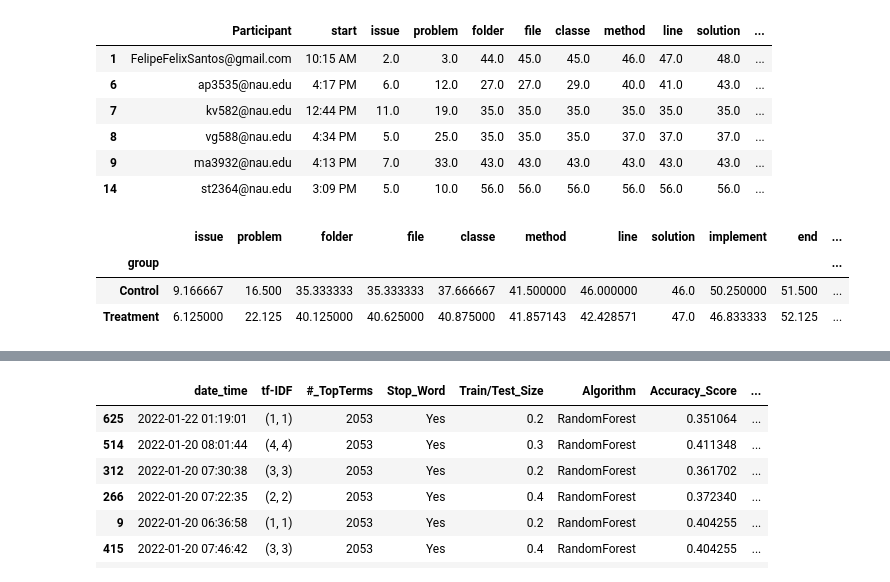
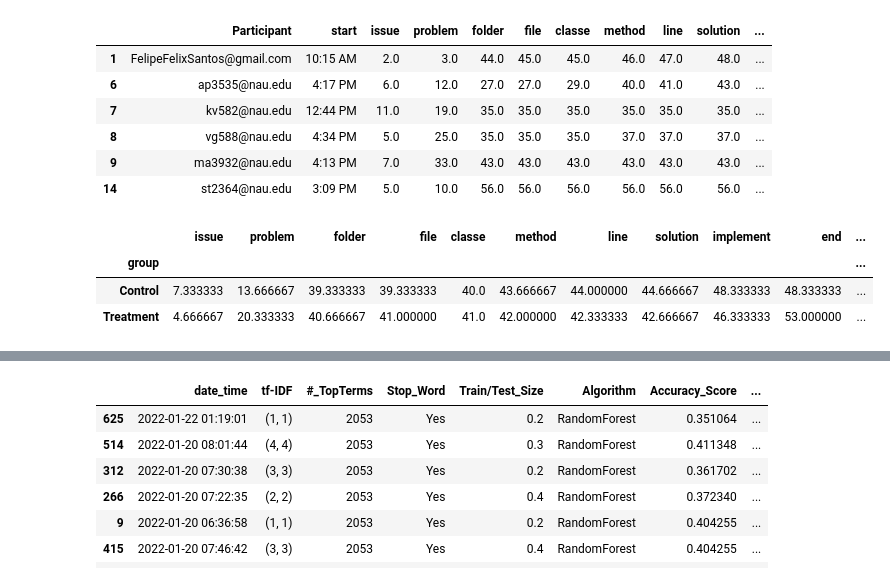
Before and after one commit to fabiojavamarcos/MilestonesExperiments, a Jupyter notebook: Analysis_MilestonesExperiments.ipynb, the cells around one changed output, grey strips where cells are left out. Saved outputs shown, nothing was run; the diff lists cells and outputs as text; code cells hidden in the pictures.

```diff
--- a/Analysis_MilestonesExperiments.ipynb
+++ b/Analysis_MilestonesExperiments.ipynb
@@ -209,9 +225,9 @@ dataBinary_milestones_valid_5485
 | 9 | ma3932@nau.edu | 4:13 PM | 7.0 | 33.0 | 43.0 | 43.0 | 43.0 | 43.0 | 43.0 | 43.0 | ... |
 | 14 | st2364@nau.edu | 3:09 PM | 5.0 | 10.0 | 56.0 | 56.0 | 56.0 | 56.0 | 56.0 | 56.0 | ... |
 # %%
-dataBinary_milestones_valid.groupby(['group']).mean()
+dataBinary_milestones_valid_5485.groupby(['group']).mean()
 # %% [output]
 |  | issue | problem | folder | file | classe | method | line | solution | implement | end | ... |
 | group |  |  |  |  |  |  |  |  |  |  | ... |
-| Control | 9.166667 | 16.500 | 35.333333 | 35.333333 | 37.666667 | 41.500000 | 46.000000 | 46.0 | 50.250000 | 51.500 | ... |
-| Treatment | 6.125000 | 22.125 | 40.125000 | 40.625000 | 40.875000 | 41.857143 | 42.428571 | 47.0 | 46.833333 | 52.125 | ... |
+| Control | 7.333333 | 13.666667 | 39.333333 | 39.333333 | 40.0 | 43.666667 | 44.000000 | 44.666667 | 48.333333 | 48.333333 | ... |
+| Treatment | 4.666667 | 20.333333 | 40.666667 | 41.000000 | 41.0 | 42.000000 | 42.333333 | 42.666667 | 46.333333 | 53.000000 | ... |
```
Also changed, not shown: parts of 14 cells of this notebook.
